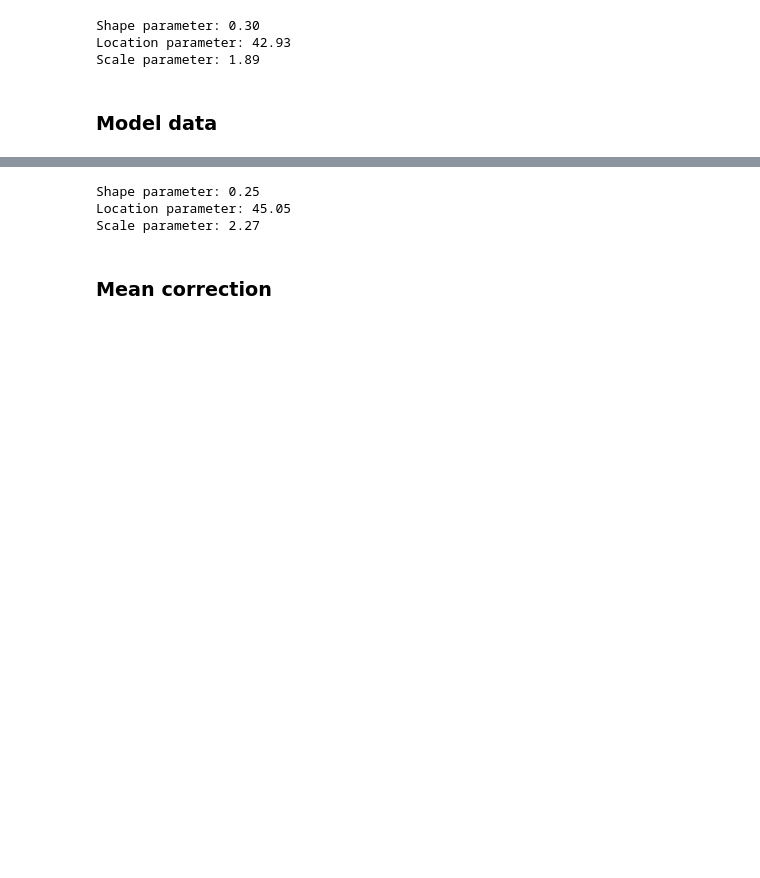
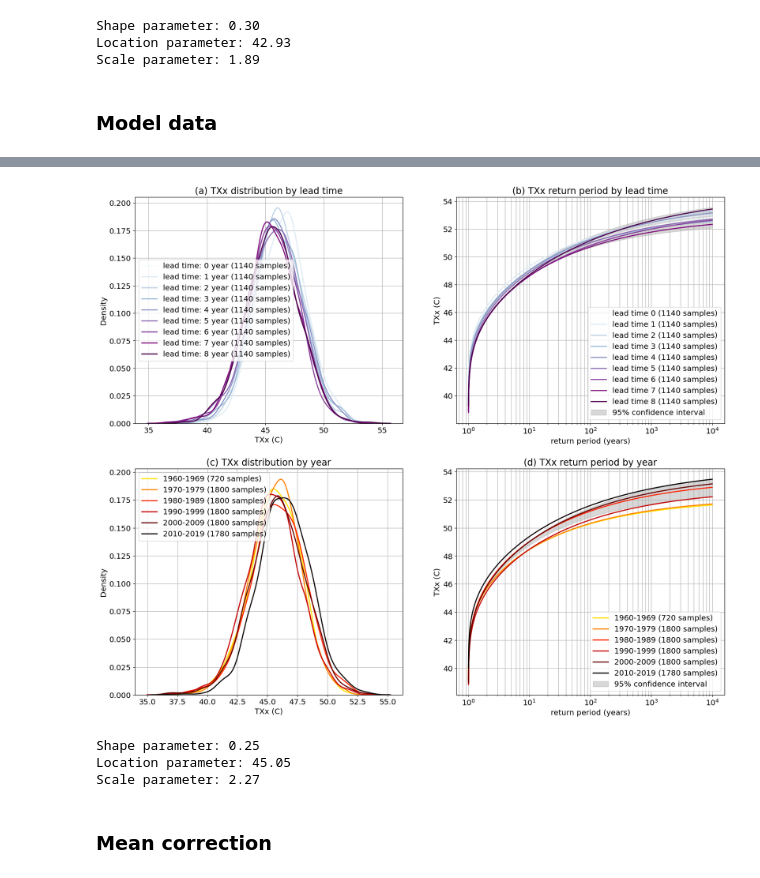
Before and after one commit to AusClimateService/unseen-projects, a Jupyter notebook: project-bias/scoping.ipynb, the cells around one changed output, grey strips where cells are left out. Saved outputs shown, nothing was run; the diff lists cells and outputs as text; code cells hidden in the pictures; blank space fills up the shorter version.

Commit message:
Add stability test

```diff
--- a/project-bias/scoping.ipynb
+++ b/project-bias/scoping.ipynb
@@ -85,3 +106,15 @@ da_model = da_model.compute()
+# %%
+stability.create_plot(
+    da_model,
+    'TXx',
+    [1960, 1970, 1980, 1990, 2000, 2010],
+    uncertainty=True,
+    return_method='gev',
+    units='TXx (C)',
+#    ylim=(0, 450),
+)
+# %% [output]
+[figure, added]
 # %%
 da_model_stacked = da_model.dropna('lead_time').stack({'sample': ['ensemble', 'init_date', 'lead_time']})
 # %%
```
Also changed, not shown: parts of 2 cells of this notebook.
